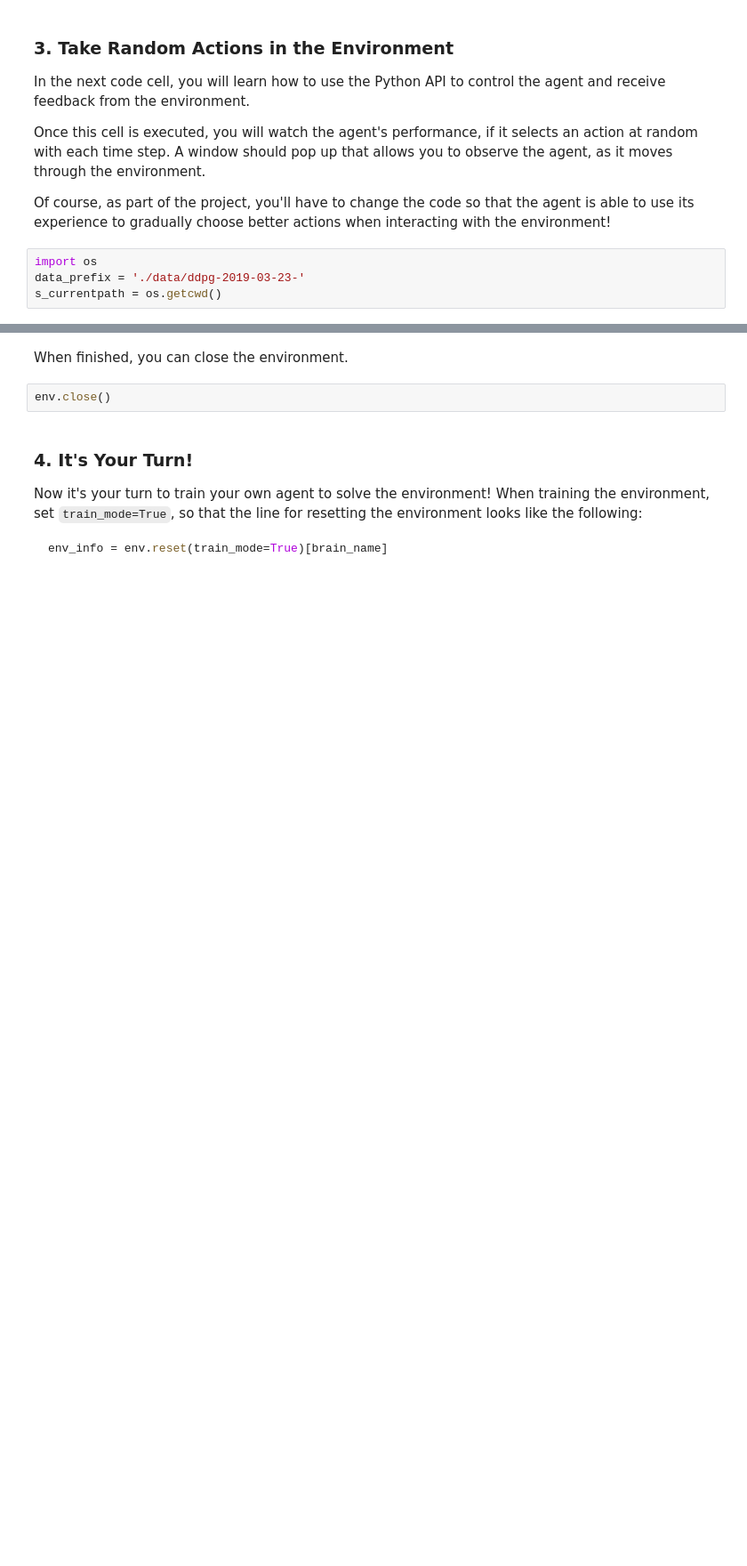
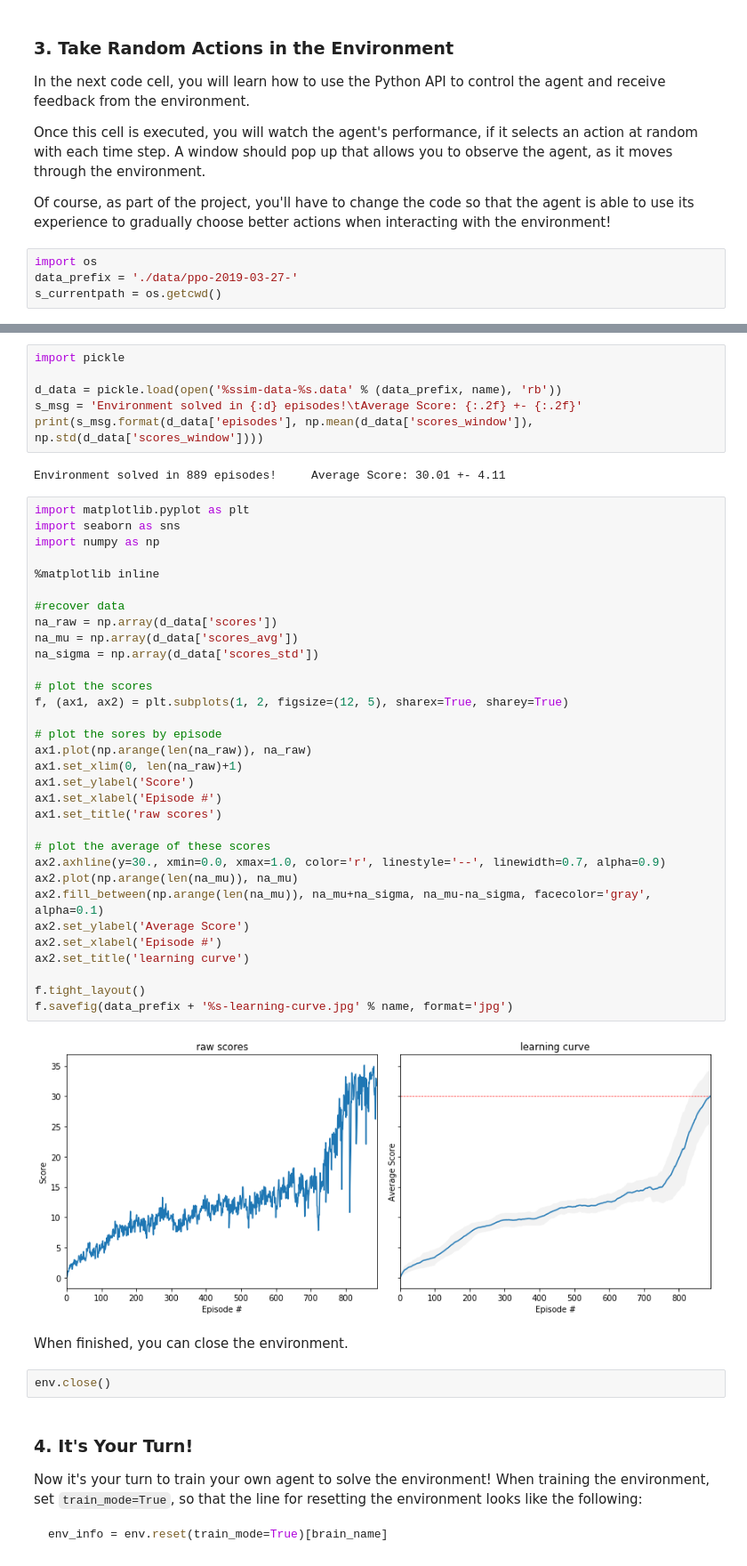
Before and after one commit to MEOWMEOW114/nd893-p2-continuous-control, a Jupyter notebook: Continuous_Control_PPO.ipynb, the cells around one changed output, grey strips where cells are left out. Shown: that part at 89% size. Drawn from its saved outputs; the diff is of its cells as text; blank space fills up the shorter version.

```diff
--- a/Continuous_Control_PPO.ipynb
+++ b/Continuous_Control_PPO.ipynb
@@ -71,6 +102,6 @@ Once this cell is executed, you will watch the agent's performance, if it select
 Of course, as part of the project, you'll have to change the code so that the agent is able to use its experience to gradually choose better actions when interacting with the environment!
 # %%
 import os
-data_prefix = './data/ddpg-2019-03-23-'
+data_prefix = './data/ppo-2019-03-27-'
 s_currentpath = os.getcwd()
 # %%
@@ -185,3 +239,45 @@ pickle.dump(d_data, open('%ssim-data-%s.data' % (data_prefix, agent.__name__), '
+# %%
+import pickle
+
+d_data = pickle.load(open('%ssim-data-%s.data' % (data_prefix, name), 'rb'))
+s_msg = 'Environment solved in {:d} episodes!\tAverage Score: {:.2f} +- {:.2f}'
+print(s_msg.format(d_data['episodes'], np.mean(d_data['scores_window']), np.std(d_data['scores_window'])))
+# %% [output]
+Environment solved in 889 episodes!     Average Score: 30.01 +- 4.11
+# %%
+import matplotlib.pyplot as plt
+import seaborn as sns
+import numpy as np
+
+%matplotlib inline
+
+#recover data
+na_raw = np.array(d_data['scores'])
+na_mu = np.array(d_data['scores_avg'])
+na_sigma = np.array(d_data['scores_std'])
+
+# plot the scores
+f, (ax1, ax2) = plt.subplots(1, 2, figsize=(12, 5), sharex=True, sharey=True)
+
+# plot the sores by episode
+ax1.plot(np.arange(len(na_raw)), na_raw)
+ax1.set_xlim(0, len(na_raw)+1)
+ax1.set_ylabel('Score')
+ax1.set_xlabel('Episode #')
+ax1.set_title('raw scores')
+
+# plot the average of these scores
+ax2.axhline(y=30., xmin=0.0, xmax=1.0, color='r', linestyle='--', linewidth=0.7, alpha=0.9)
+ax2.plot(np.arange(len(na_mu)), na_mu)
+ax2.fill_between(np.arange(len(na_mu)), na_mu+na_sigma, na_mu-na_sigma, facecolor='gray', alpha=0.1)
+ax2.set_ylabel('Average Score')
+ax2.set_xlabel('Episode #')
+ax2.set_title('learning curve')
+
+f.tight_layout()
+f.savefig(data_prefix + '%s-learning-curve.jpg' % name, format='jpg')
+# %% [output]
+[figure, added]
 # %% [markdown]
 When finished, you can close the environment.
 # %%
```
Also changed, not shown: parts of 6 cells of this notebook, 10 other files.
